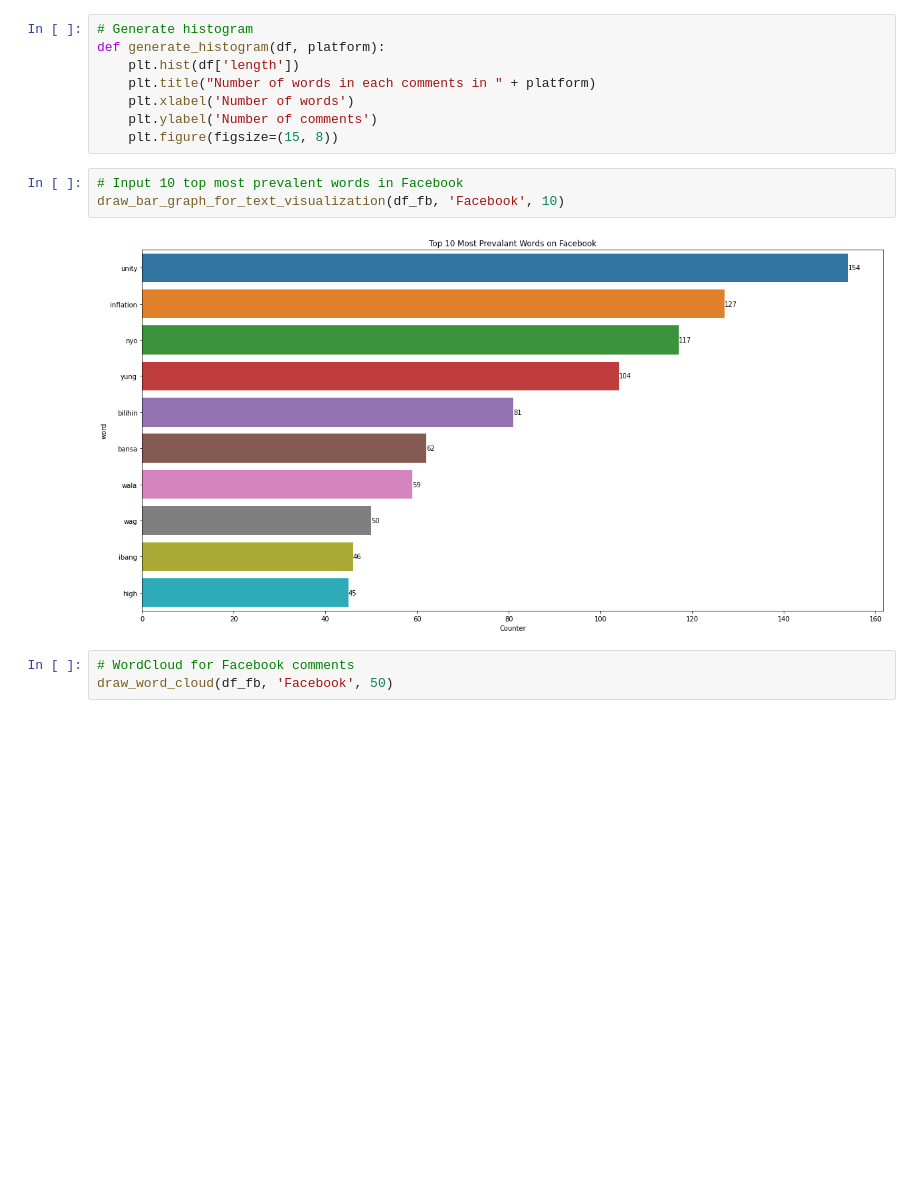
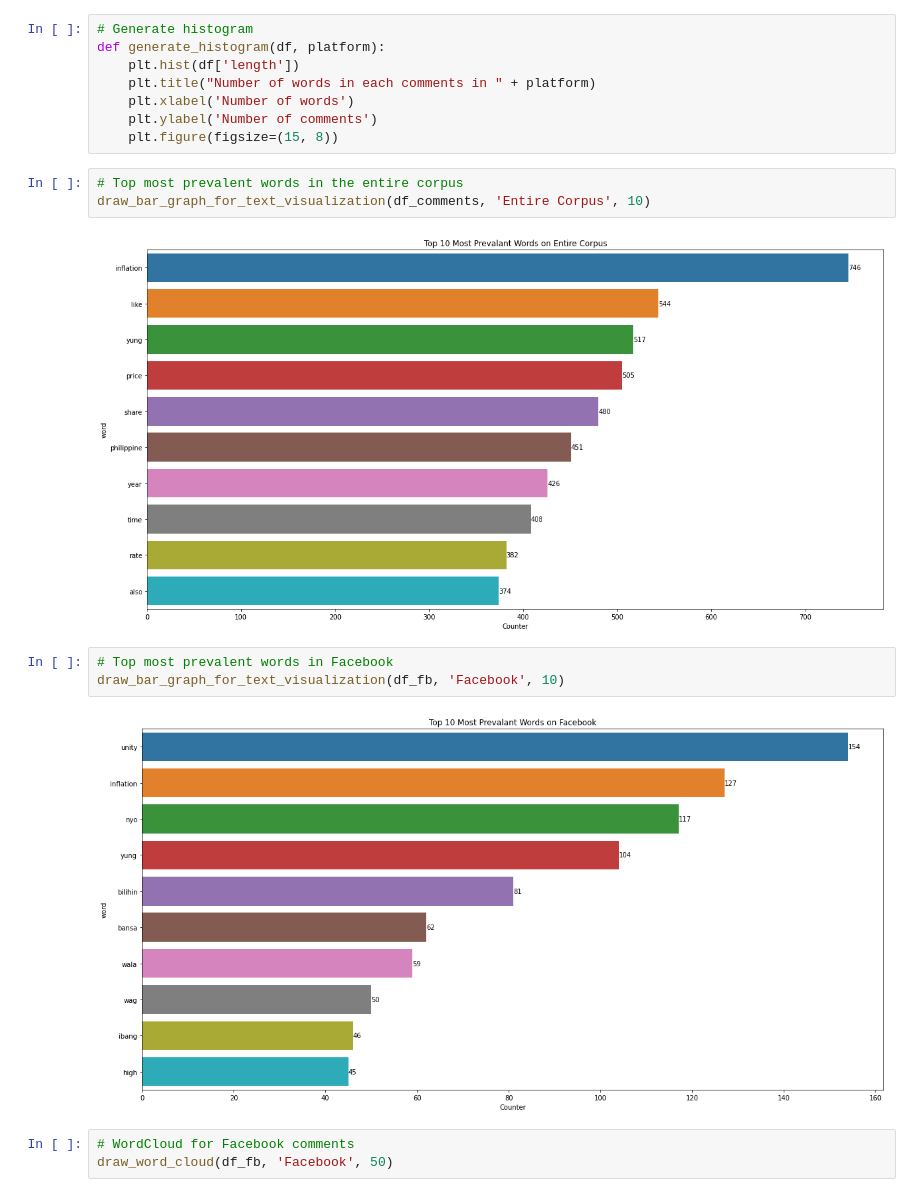
Before and after one commit to ABCD-EDU/LDA-ph-inflation, a Jupyter notebook: eda_preprocessed.ipynb, the cells around one changed output. Drawn from its saved outputs; the diff is of its cells as text; blank space fills up the shorter version.

Commit message:
re: add top10 whole corpus

```diff
--- a/eda_preprocessed.ipynb
+++ b/eda_preprocessed.ipynb
@@ -122,8 +122,13 @@ def generate_histogram(df, platform):
     plt.xlabel('Number of words')
     plt.ylabel('Number of comments')
     plt.figure(figsize=(15, 8))
+# %%
+# Top most prevalent words in the entire corpus
+draw_bar_graph_for_text_visualization(df_comments, 'Entire Corpus', 10)
+# %% [output]
+[figure, added]
 # %%
-# Input 10 top most prevalent words in Facebook
+# Top most prevalent words in Facebook
 draw_bar_graph_for_text_visualization(df_fb, 'Facebook', 10)
 # %% [output]
 [figure]
```
Also changed, not shown: parts of 1 cell of this notebook.
